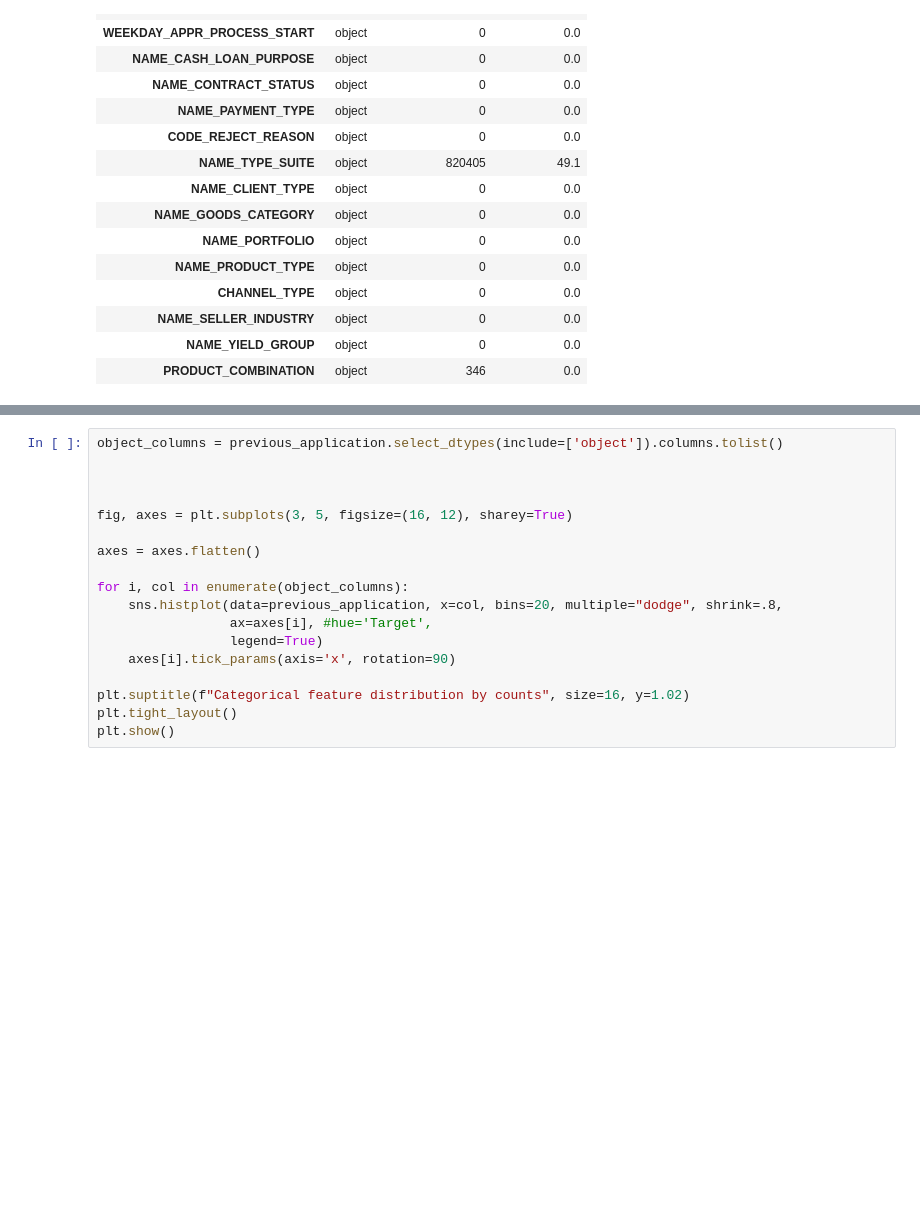
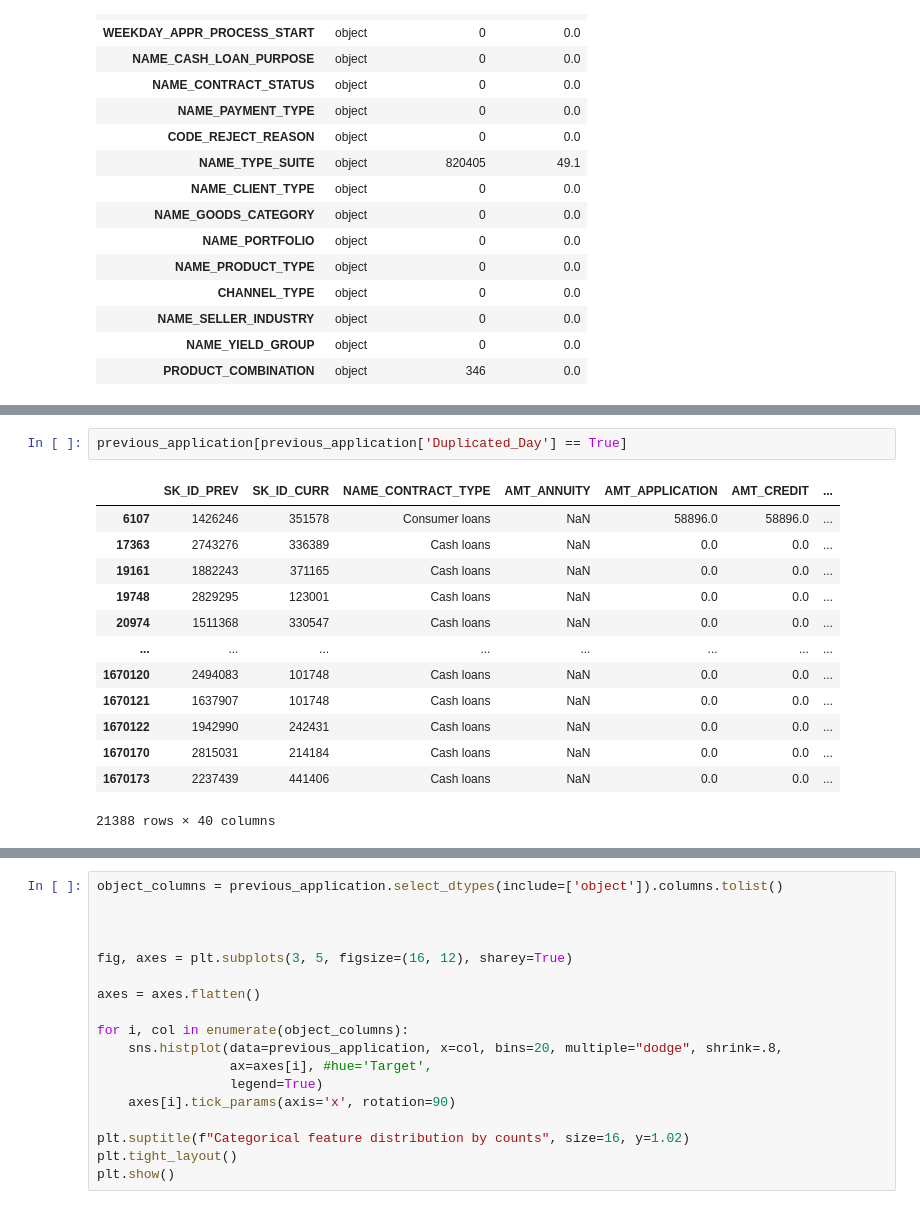
Before and after one commit to gkukse/Home-Credit-Default-Risk, a Jupyter notebook: previous_application.ipynb, the cells around one changed output, grey strips where cells are left out. Saved outputs shown, nothing was run; the diff lists cells and outputs as text; blank space fills up the shorter version.

```diff
--- a/previous_application.ipynb
+++ b/previous_application.ipynb
@@ -100,0 +160,16 @@ Dataset has 1544404 duplicates
+# %%
+previous_application[previous_application['Duplicated_Day'] == True]
+# %% [output]
+|  | SK_ID_PREV | SK_ID_CURR | NAME_CONTRACT_TYPE | AMT_ANNUITY | AMT_APPLICATION | AMT_CREDIT | ... |
+| 6107 | 1426246 | 351578 | Consumer loans | NaN | 58896.0 | 58896.0 | ... |
+| 17363 | 2743276 | 336389 | Cash loans | NaN | 0.0 | 0.0 | ... |
+| 19161 | 1882243 | 371165 | Cash loans | NaN | 0.0 | 0.0 | ... |
+| 19748 | 2829295 | 123001 | Cash loans | NaN | 0.0 | 0.0 | ... |
+| 20974 | 1511368 | 330547 | Cash loans | NaN | 0.0 | 0.0 | ... |
+| ... | ... | ... | ... | ... | ... | ... | ... |
+| 1670120 | 2494083 | 101748 | Cash loans | NaN | 0.0 | 0.0 | ... |
+| 1670121 | 1637907 | 101748 | Cash loans | NaN | 0.0 | 0.0 | ... |
+| 1670122 | 1942990 | 242431 | Cash loans | NaN | 0.0 | 0.0 | ... |
+| 1670170 | 2815031 | 214184 | Cash loans | NaN | 0.0 | 0.0 | ... |
+| 1670173 | 2237439 | 441406 | Cash loans | NaN | 0.0 | 0.0 | ... |
+21388 rows × 40 columns
```
Also changed, not shown: parts of 10 cells of this notebook, 1 other file.
